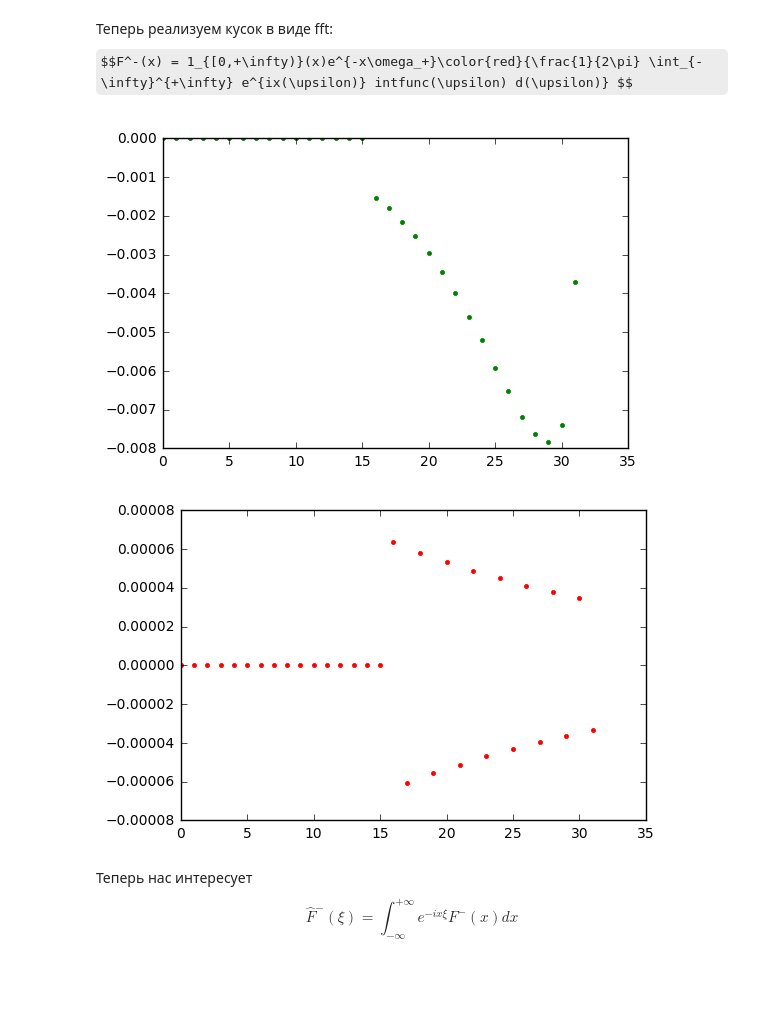
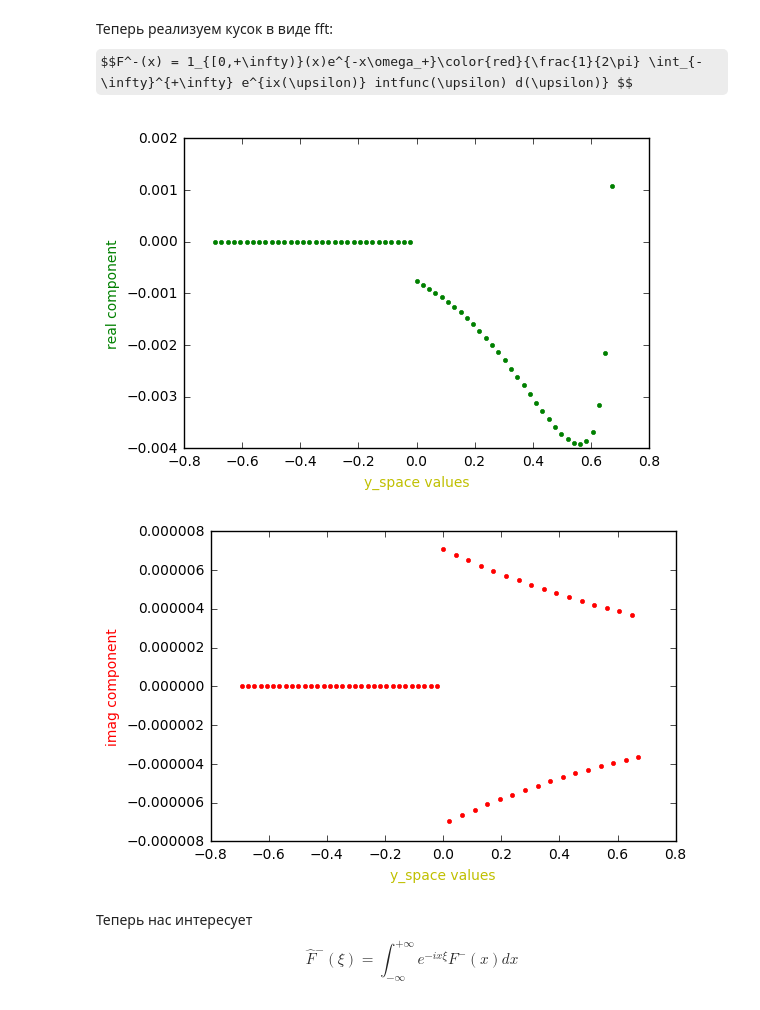
Before and after one commit to inwise/wh-barrier-python, a Jupyter notebook: BS, new mex factorization formulae.ipynb, the cells around one changed output. Saved outputs shown, nothing was run; the diff lists cells and outputs as text; code cells hidden in the pictures; some formulas as TeX source; blank space fills up the shorter version.

Commit message:
plotting
fixed the visuzalization - now every plot is being drawn on its domain, not point numbers

```diff
--- a/BS, new mex factorization formulae.ipynb
+++ b/BS, new mex factorization formulae.ipynb
@@ -54,7 +54,7 @@ $$ K = ln(K), H = ln(H) $$
 Укладываем $M$ точек между $L \cdot ln(1/2)$  и $ L \cdot ln(2) $
 # %%
 # constants in log scale for price, by Zanette
-M = 2**5  # number of points in price grid
+M = 2**6  # number of points in price grid
 L = 1  # scaling coefficient
 y_min = L * log(0.5)
 y_max = L * log(2.0)
@@ -167,23 +175,27 @@ $$F^-(x) = 1_{[0,+\infty)}(x)e^{-x\omega_+}\color{red}{\frac{1}{2\pi} \int_{-\in
 # %%
 # factor functions
 def F_minus_capital(x_array):
     big_integral = fft.ifft(integrand_minus(upsilon_space))
     osc_exponent = [exp(-1*x_elem*omega_plus) for x_elem in x_array]
     weighted_big_integral = np.array(osc_exponent) * np.array(big_integral)
     indicator_array = np.where(np.array(x_array) >= 0, 1,0)
     return indicator_array * weighted_big_integral
 
 # print(y_space)
 # print(F_minus_capital(y_space))
 
-plt.plot(F_minus_capital(y_space).real, 'g.')
+plt.plot(y_space, F_minus_capital(y_space).real, 'g.')
+plt.xlabel('y_space values', color='y')
+plt.ylabel('real component', color='g')
 plt.show()
 
-plt.plot(F_minus_capital(y_space).imag, 'r.')
+plt.plot(y_space, F_minus_capital(y_space).imag, 'r.')
+plt.xlabel('y_space values', color='y')
+plt.ylabel('imag component', color='r')
 plt.show()
 # %% [output]
-[figure, old version]
+[figure, new version]
-[figure, old version]
+[figure, new version]
 # %% [markdown]
 Теперь нас интересует $$ \hat{F}^-(\xi) = \int_{-\infty}^{+\infty} e^{-ix\xi} F^-(x) dx $$
 # %%
```
Also changed, not shown: parts of 13 cells of this notebook.
